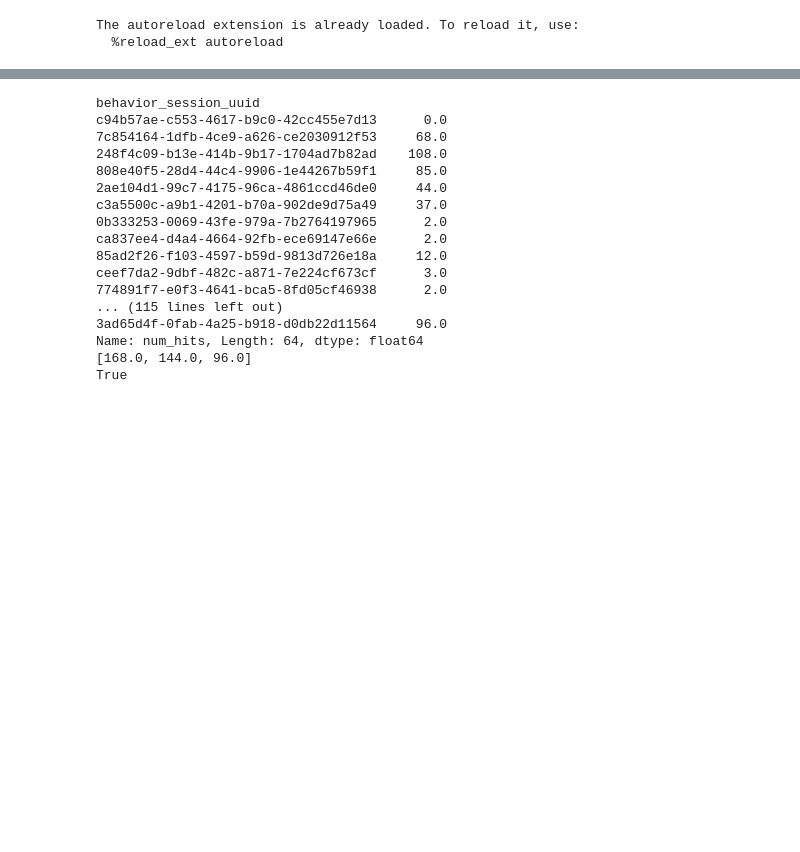
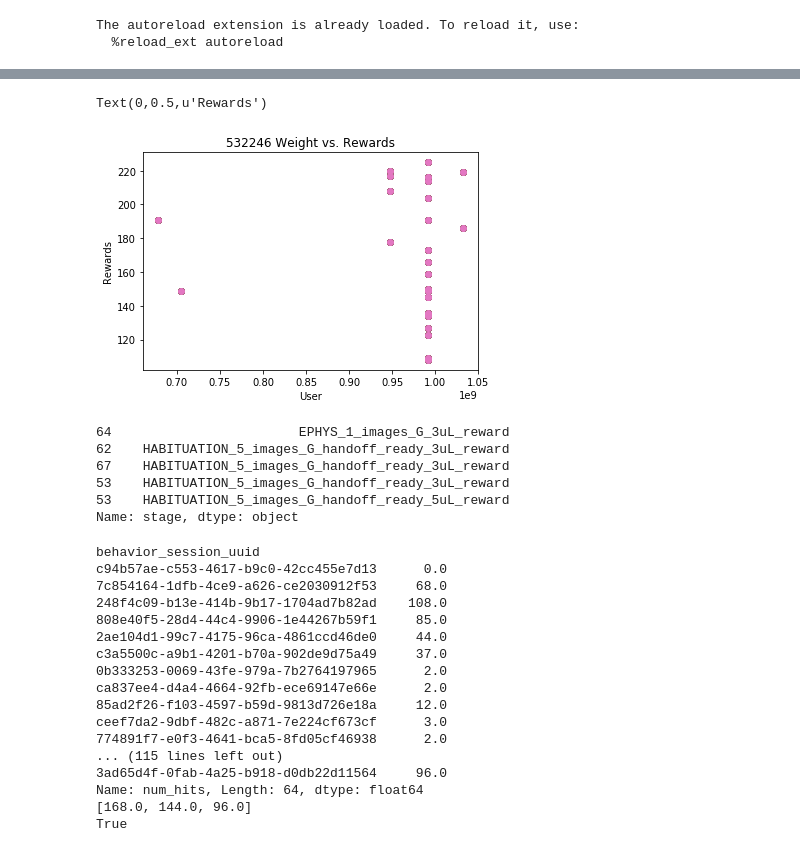
Before and after one commit to taminar/mouseBehaviorData, a Jupyter notebook: runSingleMouse.ipynb, the cells around one changed output, grey strips where cells are left out. Drawn from its saved outputs; the diff is of its cells as text; code cells hidden in the pictures; blank space fills up the shorter version.

```diff
--- a/runSingleMouse.ipynb
+++ b/runSingleMouse.ipynb
@@ -63,0 +128,26 @@ analysis.plotSessionHistory(m.beh_df)
+# %%
+#Filtered df for Handoff Ready Sessions
+handoff_ready_beh_df = analysis.filter_sessions_by_stage(beh_df, filter_string='handoff_ready')
+fig, ax = plt.subplots()
+for ir, row in handoff_ready_beh_df.iterrows():
+    a = 1
+    f = 'full'
+    if 'NP' not in row['rig']:
+        c = 'k'
+    elif 'HAB' in row['stage']:
+        c = 'm'
+    elif 'EPHYS' in row['stage']:
+        c = 'g'
+
+    if '3uL' in row['stage']:
+        a = 0.3
+
+    ax.plot(row['presession_weight'], row['total_rewards'], c+'o')
+
+ax.set_title(mouseID + ' ' + 'Presession Weight vs. Rewards')
+ax.set_xlabel('Presession Weight')
+ax.set_ylabel('Rewards')
+fig.patch.set_facecolor('white')
+fig.patch.set_alpha(0.7)
+fig.savefig('\\Users\\taminar\\Desktop\\WeightRewards\\' + mouseID + '_' + 'WeightRewards.PNG', transparent = False)
+fig.savefig('\\Users\\taminar\\Desktop\\WeightRewards\\' + mouseID + '_' + 'WeightRewards.PDF', transparent = False)
@@ -63,0 +157,21 @@ analysis.plotSessionHistory(m.beh_df)
+# %%
+fig, ax = plt.subplots()
+for ir, row in beh_df.iterrows():
+    a = 1
+    f = 'full'
+    if 'NP' not in row['rig']:
+        c = 'k'
+    elif 'HAB' in row['stage']:
+        c = 'm'
+    elif 'EPHYS' in row['stage']:
+        c = 'g'
+
+    if '3uL' in row['stage']:
+        a = 0.3
+    ax.plot(beh_df['user_id'], beh_df['total_rewards'], 'o')
+ax.set_title(mouseID + ' ' + 'Weight vs. Rewards')
+ax.set_xlabel('User')
+ax.set_ylabel('Rewards')
+# %% [output]
+Text(0,0.5,u'Rewards')
+[figure, added]
@@ -64,3 +196,12 @@ analysis.plotSessionHistory(m.beh_df)
+# %%
+beh_df.head()['stage']
+# %% [output]
+64                        EPHYS_1_images_G_3uL_reward
+62    HABITUATION_5_images_G_handoff_ready_3uL_reward
+67    HABITUATION_5_images_G_handoff_ready_3uL_reward
+53    HABITUATION_5_images_G_handoff_ready_3uL_reward
+53    HABITUATION_5_images_G_handoff_ready_5uL_reward
+Name: stage, dtype: object
 # %%
 #Simulate mTrain criteria
 from mtrain_simulator import meets_hit_threshold_average, \
```
Also changed, not shown: parts of 18 cells of this notebook, 2 other files.
